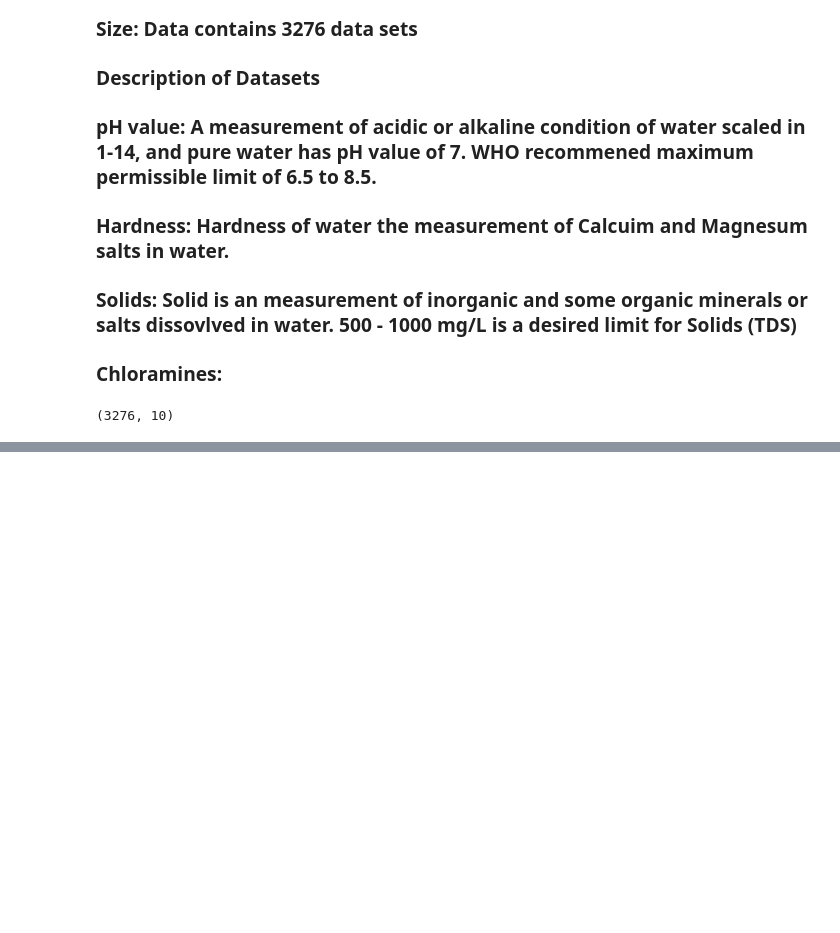
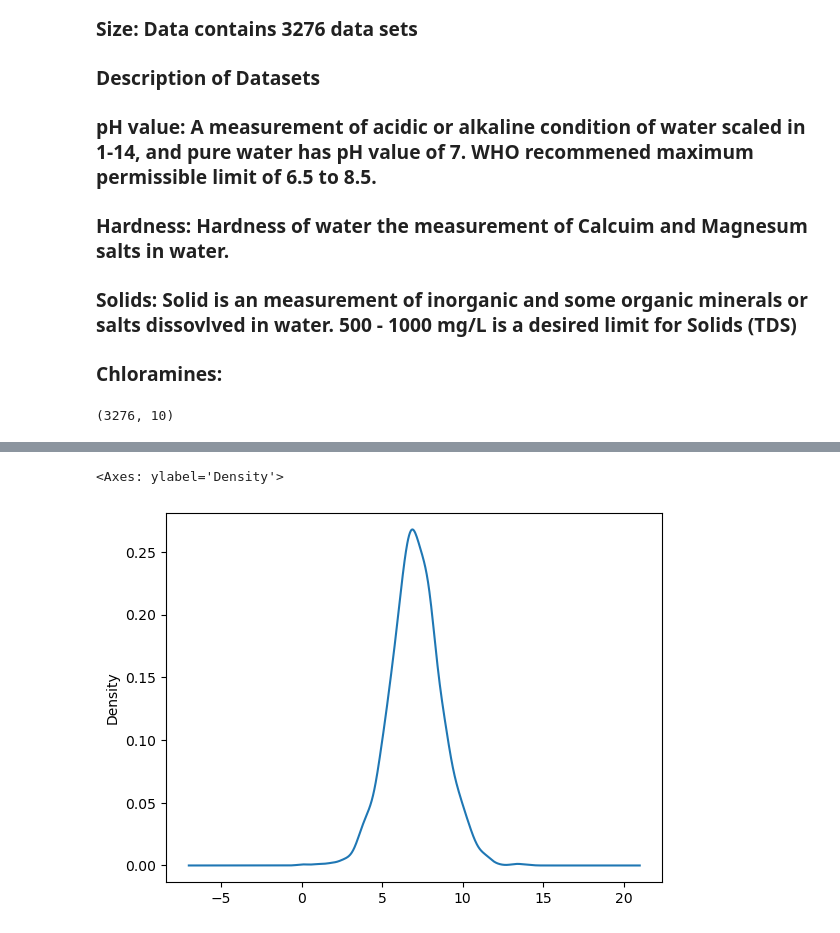
Before and after one commit to AragusSM/Water_Purity, a Jupyter notebook: Untitled.ipynb, the cells around one changed output, grey strips where cells are left out. Drawn from its saved outputs; the diff is of its cells as text; code cells hidden in the pictures; blank space fills up the shorter version.

```diff
--- a/Untitled.ipynb
+++ b/Untitled.ipynb
@@ -31,0 +68,5 @@ data.head()
+# %%
+data["ph"].plot.density()
+# %% [output]
+<Axes: ylabel='Density'>
+[figure, added]
```
Also changed, not shown: parts of 32 cells of this notebook.
